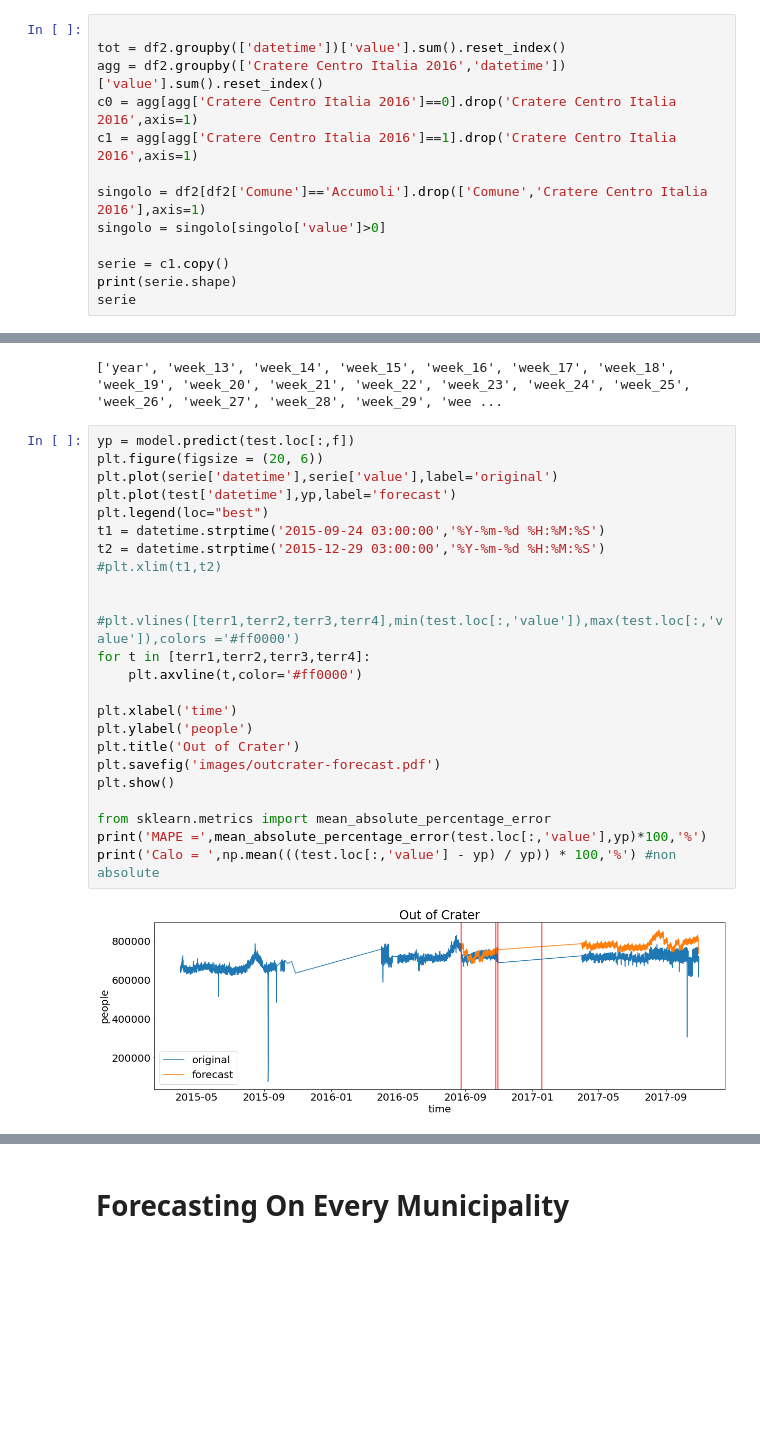
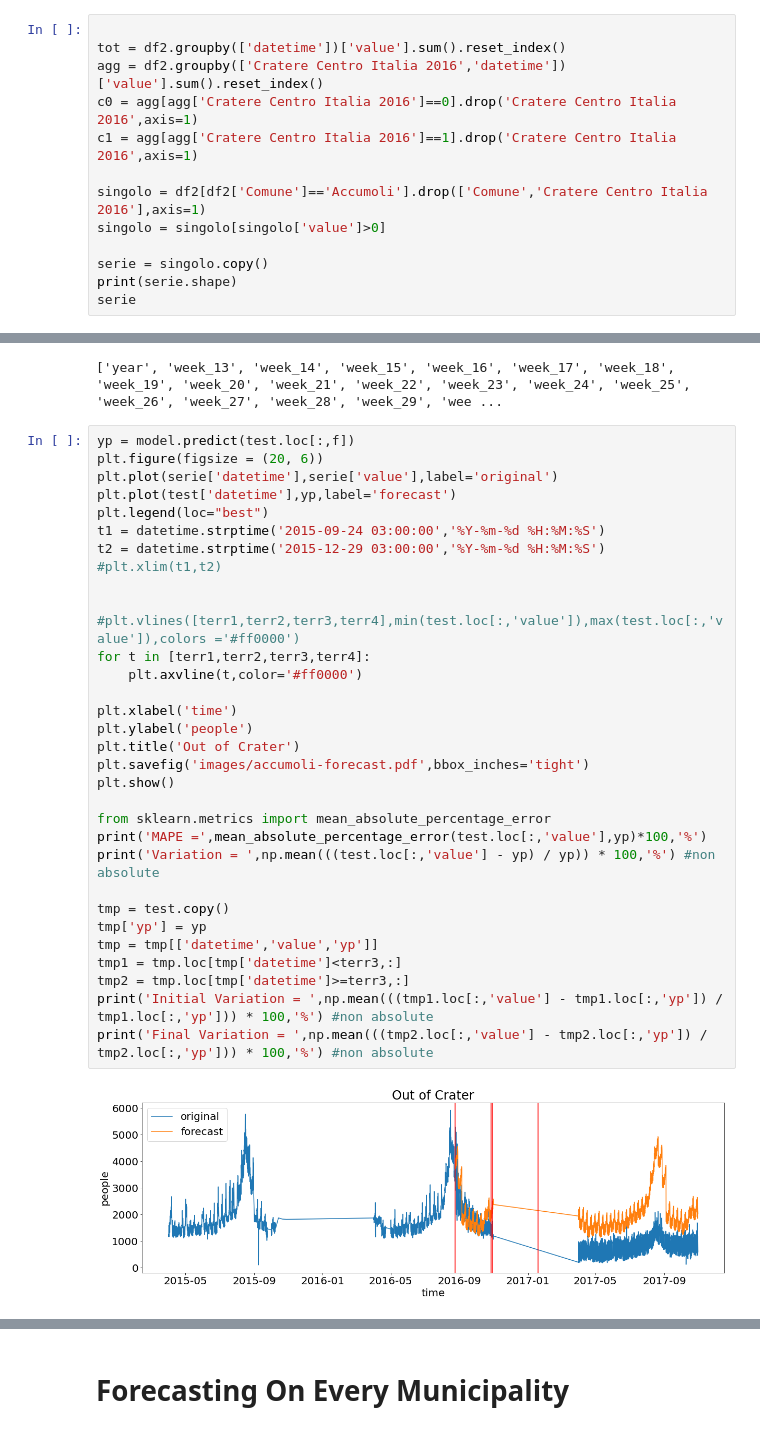
Before and after one commit to mmamei/earthquake2016, a Jupyter notebook: mobilephone_analysis.ipynb, the cells around one changed output, grey strips where cells are left out. Cells and saved outputs as stored; diff of their text form; blank space fills up the shorter version.

```diff
--- a/mobilephone_analysis.ipynb
+++ b/mobilephone_analysis.ipynb
@@ -123,7 +123,7 @@ c1 = agg[agg['Cratere Centro Italia 2016']==1].drop('Cratere Centro Italia 2016'
 singolo = df2[df2['Comune']=='Accumoli'].drop(['Comune','Cratere Centro Italia 2016'],axis=1)
 singolo = singolo[singolo['value']>0]
 
-serie = c1.copy()
+serie = singolo.copy()
 print(serie.shape)
 serie
 # %% [output]
@@ -241,26 +241,34 @@ print(list(f))
 # %%
 yp = model.predict(test.loc[:,f])
 plt.figure(figsize = (20, 6))
 plt.plot(serie['datetime'],serie['value'],label='original')
 plt.plot(test['datetime'],yp,label='forecast')
 plt.legend(loc="best")
 t1 = datetime.strptime('2015-09-24 03:00:00','%Y-%m-%d %H:%M:%S')
 t2 = datetime.strptime('2015-12-29 03:00:00','%Y-%m-%d %H:%M:%S')
 #plt.xlim(t1,t2)
 
 
 #plt.vlines([terr1,terr2,terr3,terr4],min(test.loc[:,'value']),max(test.loc[:,'value']),colors ='#ff0000')
 for t in [terr1,terr2,terr3,terr4]:
     plt.axvline(t,color='#ff0000')
 
 plt.xlabel('time')
 plt.ylabel('people')
 plt.title('Out of Crater')
-plt.savefig('images/outcrater-forecast.pdf')
+plt.savefig('images/accumoli-forecast.pdf',bbox_inches='tight')
 plt.show()
 
 from sklearn.metrics import mean_absolute_percentage_error
 print('MAPE =',mean_absolute_percentage_error(test.loc[:,'value'],yp)*100,'%')
-print('Calo = ',np.mean(((test.loc[:,'value'] - yp) / yp)) * 100,'%') #non absolute
+print('Variation = ',np.mean(((test.loc[:,'value'] - yp) / yp)) * 100,'%') #non absolute
+
+tmp = test.copy()
+tmp['yp'] = yp
+tmp = tmp[['datetime','value','yp']]
+tmp1 = tmp.loc[tmp['datetime']<terr3,:]
+tmp2 = tmp.loc[tmp['datetime']>=terr3,:]
+print('Initial Variation = ',np.mean(((tmp1.loc[:,'value'] - tmp1.loc[:,'yp']) / tmp1.loc[:,'yp'])) * 100,'%') #non absolute
+print('Final Variation = ',np.mean(((tmp2.loc[:,'value'] - tmp2.loc[:,'yp']) / tmp2.loc[:,'yp'])) * 100,'%') #non absolute
 # %% [output]
-[figure, old version]
+[figure, new version]
```
Also changed, not shown: parts of 10 cells of this notebook, 35 other files.
